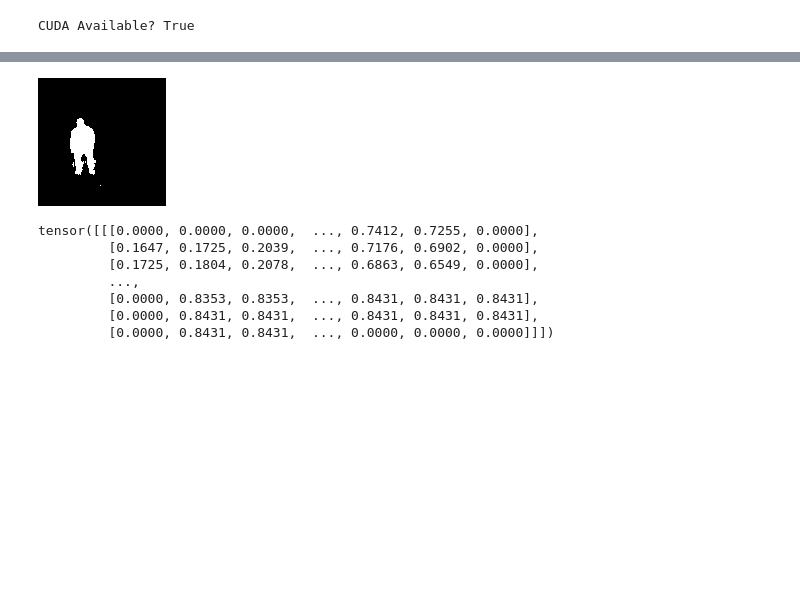
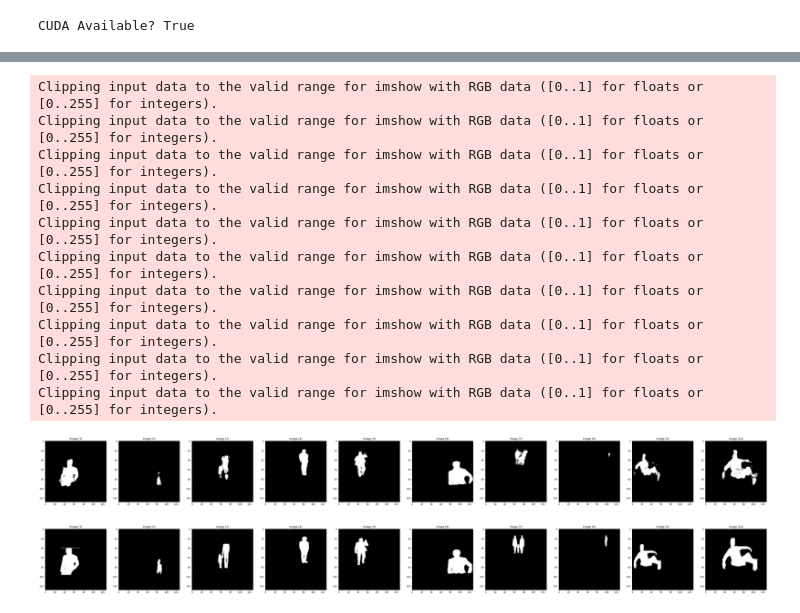
Before and after one commit to sobti/TSAI, a Jupyter notebook: S15/3rd_Try_Mask_Densenet_Model.ipynb, the cells around one changed output, grey strips where cells are left out. Cells and saved outputs as stored; diff of their text form; code cells hidden in the pictures; blank space fills up the shorter version.

```diff
--- a/S15/3rd_Try_Mask_Densenet_Model.ipynb
+++ b/S15/3rd_Try_Mask_Densenet_Model.ipynb
@@ -47,7 +47,7 @@ class Unet(nn.Module):
 
 
         self.convblock1 = nn.Sequential(
-            nn.Conv2d(in_channels=1,out_channels=32,kernel_size=(3,3),bias=False,padding=1),
+            nn.Conv2d(in_channels=3,out_channels=32,kernel_size=(3,3),bias=False,padding=1),
             nn.ReLU(),
             nn.BatchNorm2d(32)
 
@@ -55,7 +55,7 @@ class Unet(nn.Module):
 
 
         self.convblock2 = nn.Sequential(
-            nn.Conv2d(in_channels=33,out_channels=64,kernel_size=(3,3),bias=False,padding=1),
+            nn.Conv2d(in_channels=35,out_channels=64,kernel_size=(3,3),bias=False,padding=1),
             nn.ReLU(),
             nn.BatchNorm2d(64)
 
@@ -63,14 +63,14 @@ class Unet(nn.Module):
 
 
         self.convblock3 = nn.Sequential(
-            nn.Conv2d(in_channels=97,out_channels=128,kernel_size=(3,3),bias=False,padding=1),
+            nn.Conv2d(in_channels=99,out_channels=128,kernel_size=(3,3),bias=False,padding=1),
             nn.ReLU(),
             nn.BatchNorm2d(128)
 
         )
 
         self.convblock4 = nn.Sequential(
-            nn.Conv2d(in_channels=225,out_channels=256,kernel_size=(3,3),bias=False,padding=1),
+            nn.Conv2d(in_channels=227,out_channels=256,kernel_size=(3,3),bias=False,padding=1),
             nn.ReLU(),
             nn.BatchNorm2d(256)
 
@@ -85,7 +85,7 @@ class Unet(nn.Module):
             nn.Conv2d(in_channels=64,out_channels=32,kernel_size=(1,1),bias=False),
             nn.ReLU(),
             nn.BatchNorm2d(32),
-            nn.Conv2d(in_channels=32,out_channels=1,kernel_size=(1,1),bias=False),
+            nn.Conv2d(in_channels=32,out_channels=3,kernel_size=(1,1),bias=False),
 
         )
 
@@ -239,7 +239,7 @@ fgbg_transform = transforms.Compose([
                                        transforms.Resize((128, 128)),
                                        transforms.ColorJitter(brightness=0.20, contrast=0.1, saturation=0.10, hue=0.1),
                                        transforms.RandomRotation((-10,10),fill=(0)),
-                                       transforms.Grayscale(),
+                                       #transforms.Grayscale(),
                                        transforms.ToTensor()
 
                                        #transforms.Normalize((0.49641467,), (0.2798614 ,)) # The mean and std have to be sequences (e.g., tuples), therefore you should add a comma after the values.
@@ -260,7 +260,7 @@ bg_transform = transforms.Compose([
 
 mask_transform = transforms.Compose([
                                        transforms.Resize((128, 128)),
-                                       #transforms.Grayscale(),
+                                       transforms.Grayscale(num_output_channels=3),
                                        #transforms.ColorJitter(brightness=0.20, contrast=0.1, saturation=0.10, hue=0.1),
                                        #transforms.RandomRotation((-10,10),fill=(0,)),
                                        transforms.ToTensor()
@@ -320,9 +320,9 @@ if cuda:
 
 train_dataset, valid_dataset = torch.utils.data.random_split(final_dataset, (60000, 16000))
 
-trainloader = torch.utils.data.DataLoader(train_dataset, batch_size=16,
+trainloader = torch.utils.data.DataLoader(train_dataset, batch_size=32,
                                           shuffle=True, num_workers=2)
-testloader = torch.utils.data.DataLoader(valid_dataset, batch_size=16,
+testloader = torch.utils.data.DataLoader(valid_dataset, batch_size=32,
                                          shuffle=False, num_workers=2)
 # %% [output]
 CUDA Available? True
@@ -435,23 +435,33 @@ data1=(next(iter(trainloader)))
 # %%
 import matplotlib.pyplot as plt
 #torch.save(model.state_dict(),'model.pt' )
 import numpy as np
-from PIL import Image
+#from PIL import Image
 import numpy as np
-img = Image.fromarray(((out[13].squeeze().cpu().detach().numpy())),'I')
+#img = Image.fromarray(((out[13].cpu().detach().numpy())))
 #img.save('test.png')
-img.show()
-img
+#import cv2
+#from google.colab.patches import cv2_imshow
+#cv2_imshow(out[13].cpu().detach().numpy())
+#plt.imshow(np.transpose(out[3].cpu().detach().numpy(),[1,2,0]))
+a,b,c,d=out.shape
+images_out=[]
+images_in=[]
+for i in range(19,29):
+  images_out.append(np.transpose(out[i].cpu().detach().numpy(),[1,2,0]))
+  images_in.append(np.transpose(data['mask'][i].cpu().detach().numpy(),[1,2,0]))
+show_images(images_out)
+show_images(images_in)
 # %% [output]
+Clipping input data to the valid range for imshow with RGB data ([0..1] for floats or [0..255] for integers).
+Clipping input data to the valid range for imshow with RGB data ([0..1] for floats or [0..255] for integers).
+Clipping input data to the valid range for imshow with RGB data ([0..1] for floats or [0..255] for integers).
+Clipping input data to the valid range for imshow with RGB data ([0..1] for floats or [0..255] for integers).
+Clipping input data to the valid range for imshow with RGB data ([0..1] for floats or [0..255] for integers).
+Clipping input data to the valid range for imshow with RGB data ([0..1] for floats or [0..255] for integers).
+Clipping input data to the valid range for imshow with RGB data ([0..1] for floats or [0..255] for integers).
+Clipping input data to the valid range for imshow with RGB data ([0..1] for floats or [0..255] for integers).
+Clipping input data to the valid range for imshow with RGB data ([0..1] for floats or [0..255] for integers).
+Clipping input data to the valid range for imshow with RGB data ([0..1] for floats or [0..255] for integers).
-[figure, old version]
+[figure, new version]
+[figure, added]
-# %%
-#img1 = Image.fromarray(((data['fgbg'][13].squeeze().cpu().detach().numpy())))
-data['fgbg'][13]
-# %% [output]
-tensor([[[0.0000, 0.0000, 0.0000,  ..., 0.7412, 0.7255, 0.0000],
-         [0.1647, 0.1725, 0.2039,  ..., 0.7176, 0.6902, 0.0000],
-         [0.1725, 0.1804, 0.2078,  ..., 0.6863, 0.6549, 0.0000],
-         ...,
-         [0.0000, 0.8353, 0.8353,  ..., 0.8431, 0.8431, 0.8431],
-         [0.0000, 0.8431, 0.8431,  ..., 0.8431, 0.8431, 0.8431],
-         [0.0000, 0.8431, 0.8431,  ..., 0.0000, 0.0000, 0.0000]]])
```
Also changed, not shown: parts of 5 cells of this notebook.
